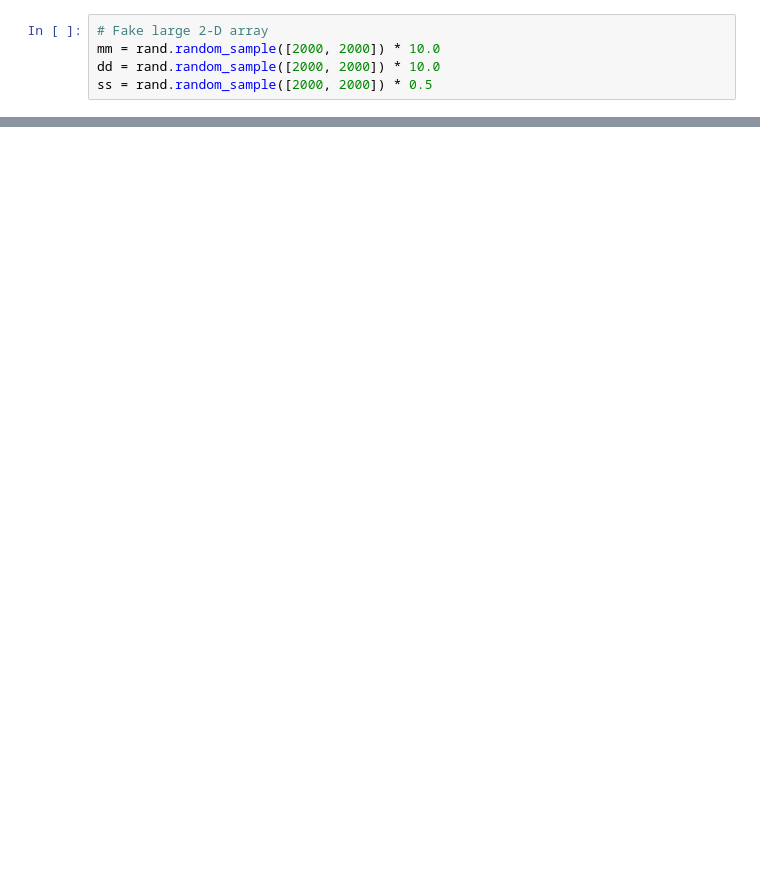
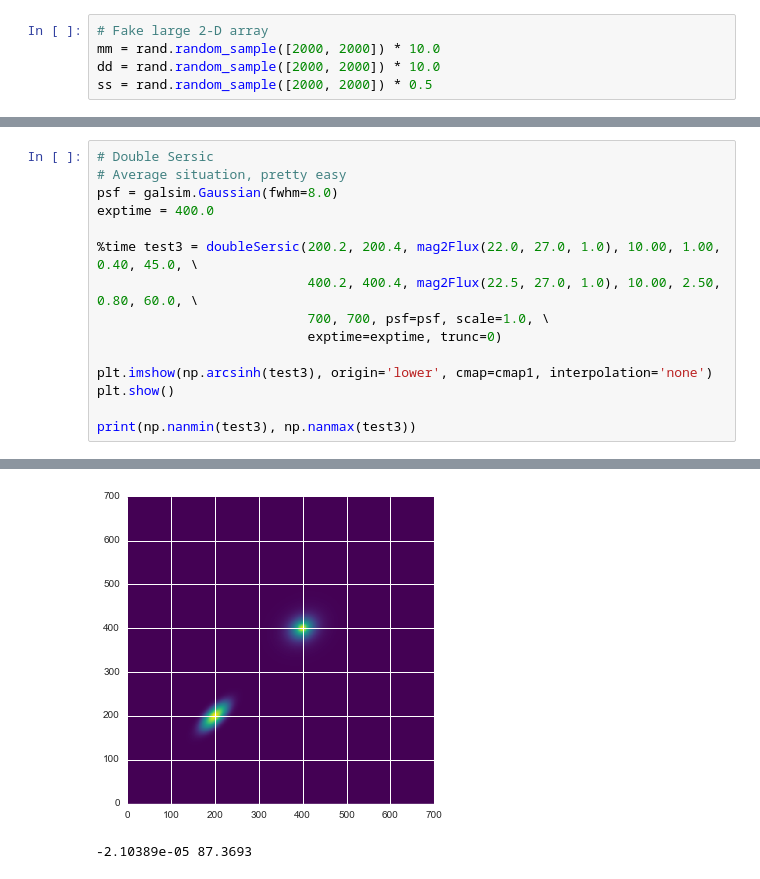
Before and after one commit to dr-guangtou/kungpao, a Jupyter notebook: notes/ellipExample.ipynb, the cells around one changed output, grey strips where cells are left out. Cells and saved outputs as stored; diff of their text form; blank space fills up the shorter version.

```diff
--- a/notes/ellipExample.ipynb
+++ b/notes/ellipExample.ipynb
@@ -212,0 +321,16 @@ ss = rand.random_sample([2000, 2000]) * 0.5
+# %%
+# Double Sersic
+# Average situation, pretty easy
+psf = galsim.Gaussian(fwhm=8.0)
+exptime = 400.0
+
+%time test3 = doubleSersic(200.2, 200.4, mag2Flux(22.0, 27.0, 1.0), 10.00, 1.00, 0.40, 45.0, \
+                           400.2, 400.4, mag2Flux(22.5, 27.0, 1.0), 10.00, 2.50, 0.80, 60.0, \
+                           700, 700, psf=psf, scale=1.0, \
+                           exptime=exptime, trunc=0)
+
+plt.imshow(np.arcsinh(test3), origin='lower', cmap=cmap1, interpolation='none')
+plt.show()
+
+print(np.nanmin(test3), np.nanmax(test3))
+# %% [output]
@@ -212,0 +339,2 @@ ss = rand.random_sample([2000, 2000]) * 0.5
+[figure, added]
+-2.10389e-05 87.3693
```
Also changed, not shown: parts of 32 cells of this notebook.
